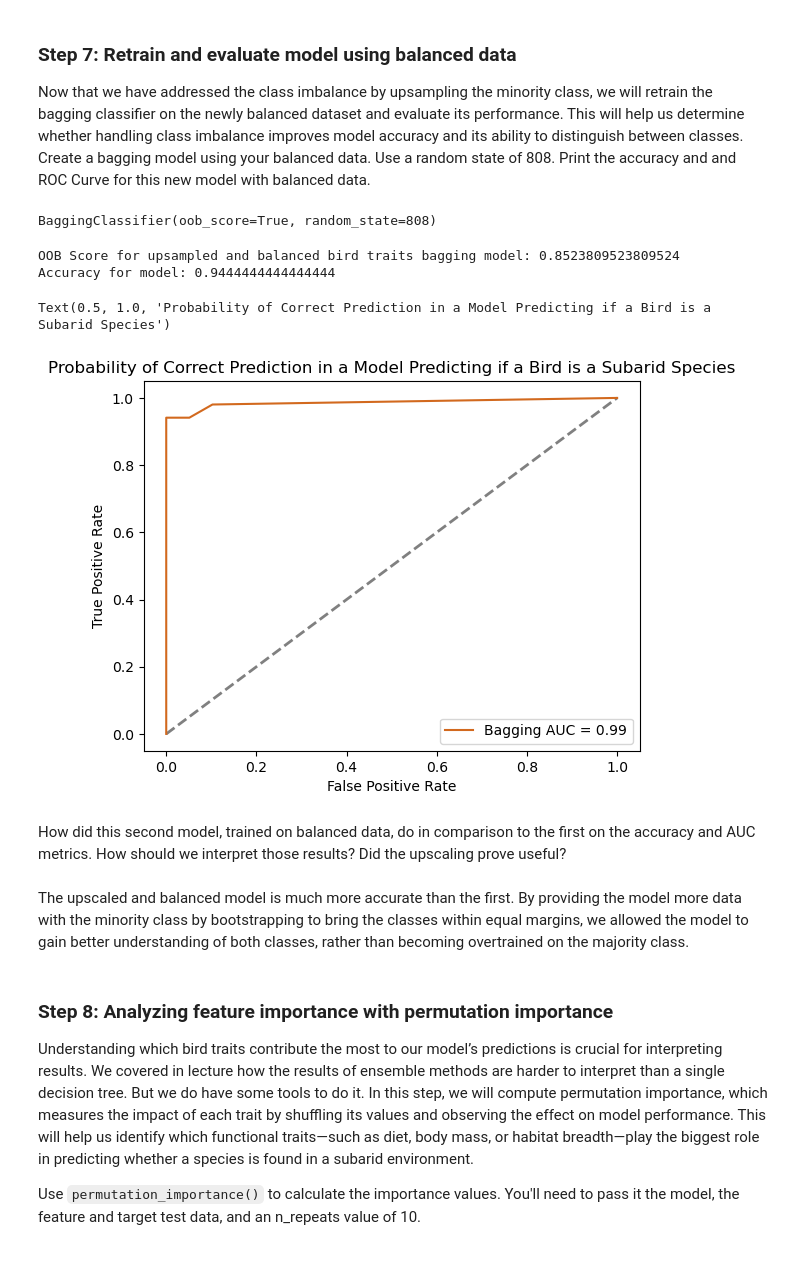
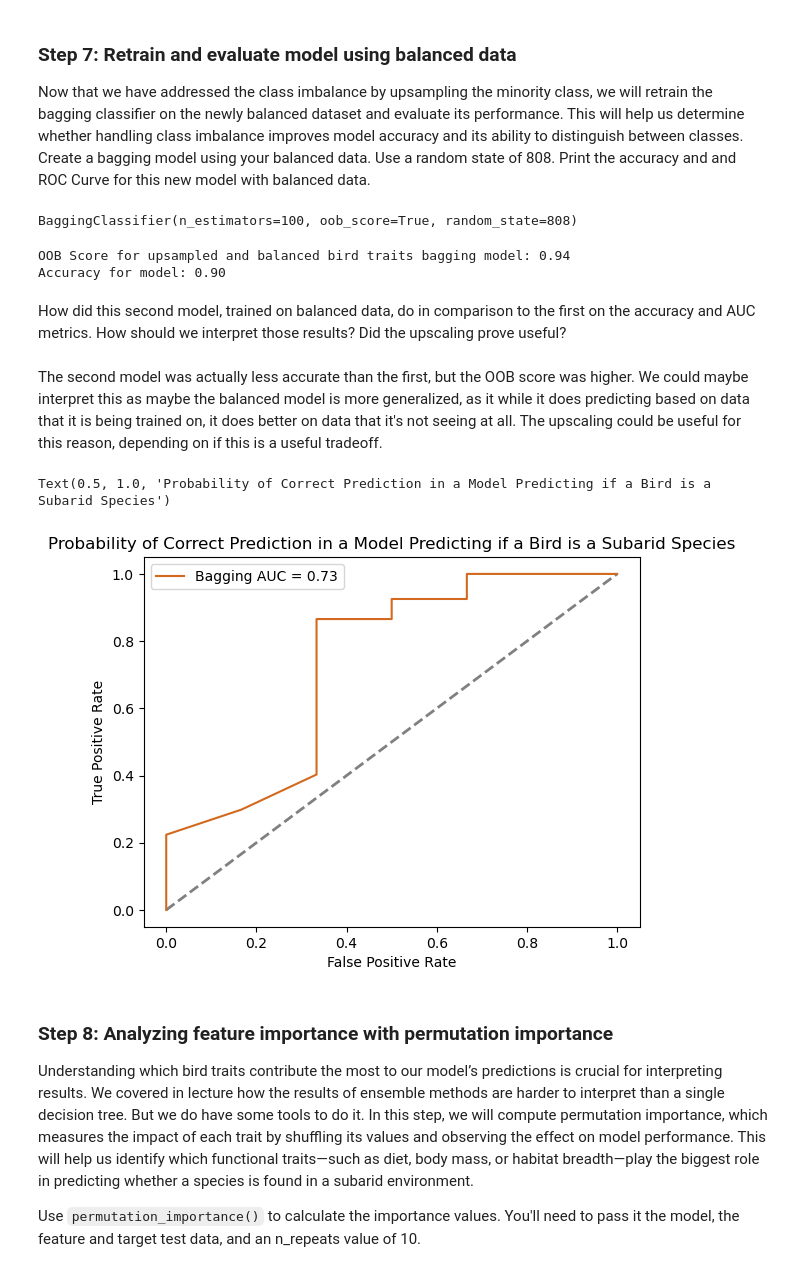
Before and after one commit to silkieMoth/EDS232-labs, a Jupyter notebook: Week5/lab5-birds.ipynb, the cells around one changed output. Cells and saved outputs as stored; diff of their text form; code cells hidden in the pictures.

```diff
--- a/Week5/lab5-birds.ipynb
+++ b/Week5/lab5-birds.ipynb
@@ -255,53 +252,51 @@ Name: count, dtype: int64
 
 Now that we have addressed the class imbalance by upsampling the minority class, we will retrain the bagging classifier on the newly balanced dataset and evaluate its performance. This will help us determine whether handling class imbalance improves model accuracy and its ability to distinguish between classes. Create a bagging model using your balanced data. Use a random state of 808. Print the accuracy and and ROC Curve for this new model with balanced data.
 # %%
-# split data based on class balanced data
-x_train_bal, x_test_bal, y_train_bal, y_test_bal = train_test_split(x_upsampled, y_upsampled, test_size = 0.3, random_state = 808)
-
 # init bagging model with class balanced data
 bagging_bal = BaggingClassifier(
+                            n_estimators = 100,
                             oob_score = True,
                             bootstrap = True,
                             random_state = 808
 )
 
 # retrain model
-bagging_bal.fit(x_train_bal, y_train_bal)
+bagging_bal.fit(x_upsampled, y_upsampled)
 # %% [output]
-BaggingClassifier(oob_score=True, random_state=808)
+BaggingClassifier(n_estimators=100, oob_score=True, random_state=808)
 # %%
 # get new predictions for class balanced model
-bagging_bal_preds = bagging_bal.predict(x_test_bal)
+bagging_bal_preds = bagging_bal.predict(x_test)
 
 print(f'OOB Score for upsampled and balanced bird traits bagging model: {bagging_bal.oob_score_}')
-print(f'Accuracy for model: {accuracy_score(y_test_bal, bagging_bal_preds)}')
+print(f'Accuracy for model: {accuracy_score(y_test, bagging_bal_preds):.2f}')
 # %% [output]
-OOB Score for upsampled and balanced bird traits bagging model: 0.8523809523809524
-Accuracy for model: 0.9444444444444444
+OOB Score for upsampled and balanced bird traits bagging model: 0.94
+Accuracy for model: 0.90
-# %%
-# get probabilities for binary classification
-bagging_bal_probs = bagging_bal.predict_proba(x_test_bal)[:,1]
-
-# get false positive rate and true positive rate
-fpr_bal, tpr_bal, _ = roc_curve(y_test_bal, bagging_bal_probs)
-
-# get area under curve
-roc_auc_bagging_bal = auc(fpr_bal, tpr_bal)
-
-# plot new AUC graph
-plt.plot([0,1], [0,1], linestyle = '--', color = 'grey', lw = 2)
-plt.plot(fpr_bal, tpr_bal, label = f"Bagging AUC = {roc_auc_bagging_bal:.2f}", color = 'chocolate')
-plt.legend()
-plt.xlabel('False Positive Rate')
-plt.ylabel('True Positive Rate')
-plt.title('Probability of Correct Prediction in a Model Predicting if a Bird is a Subarid Species')
-# %% [output]
-Text(0.5, 1.0, 'Probability of Correct Prediction in a Model Predicting if a Bird is a Subarid Species')
-[figure, removed]
 # %% [markdown]
 How did this second model, trained on balanced data, do in comparison to the first on the accuracy and AUC metrics.  How should we interpret those results?  Did the upscaling prove useful?
-# %% [markdown]
-The upscaled and balanced model is much more accurate than the first. By providing the model more data with the minority class by bootstrapping to bring the classes within equal margins, we allowed the model to gain better understanding of both classes, rather than becoming overtrained on the majority class.
+# %% [markdown]
+The second model was actually less accurate than the first, but the OOB score was higher. We could maybe interpret this as maybe the balanced model is more generalized, as it while it does predicting based on data that it is being trained on, it does better on data that it's not seeing at all. The upscaling could be useful for this reason, depending on if this is a useful tradeoff.
+# %%
+# get probabilities for binary classification
+bagging_bal_probs = bagging_bal.predict_proba(x_test)[:,1]
+
+# get false positive rate and true positive rate
+fpr_bal, tpr_bal, _ = roc_curve(y_test, bagging_bal_probs)
+
+# get area under curve
+roc_auc_bagging_bal = auc(fpr_bal, tpr_bal)
+
+# plot new AUC graph
+plt.plot([0,1], [0,1], linestyle = '--', color = 'grey', lw = 2)
+plt.plot(fpr_bal, tpr_bal, label = f"Bagging AUC = {roc_auc_bagging_bal:.2f}", color = 'chocolate')
+plt.legend()
+plt.xlabel('False Positive Rate')
+plt.ylabel('True Positive Rate')
+plt.title('Probability of Correct Prediction in a Model Predicting if a Bird is a Subarid Species')
+# %% [output]
+Text(0.5, 1.0, 'Probability of Correct Prediction in a Model Predicting if a Bird is a Subarid Species')
+[figure, added]
 # %% [markdown]
 ### Step 8: Analyzing feature importance with permutation importance
 
```
Also changed, not shown: parts of 10 cells of this notebook, 3 other files.
